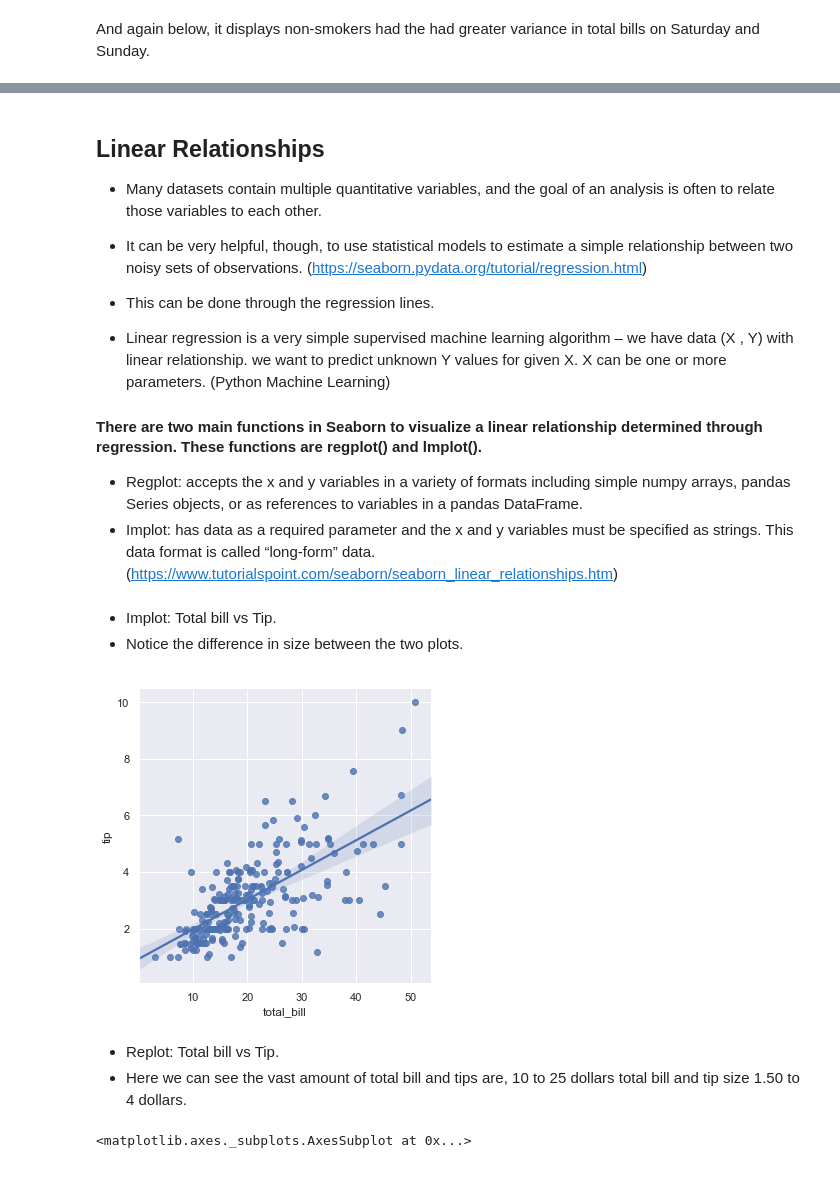
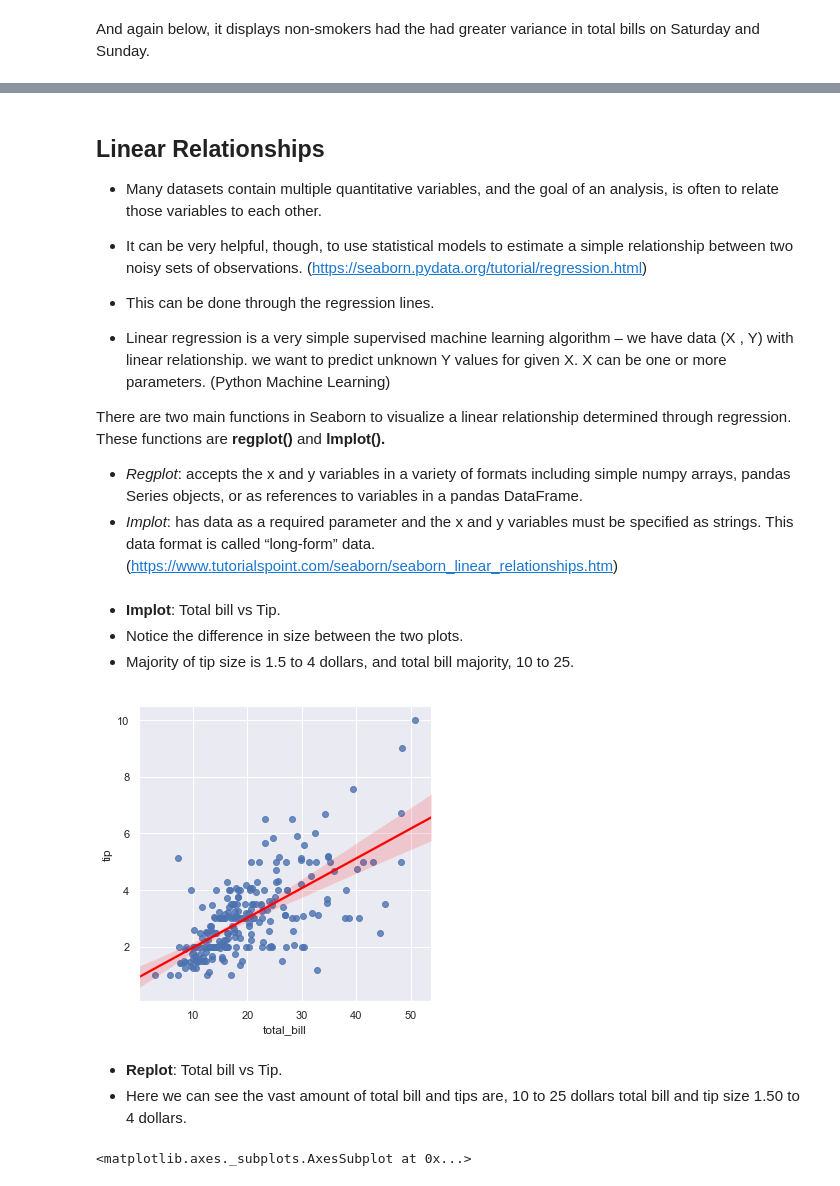
Before and after one commit to daithimarkham/Fund-Project-2019, a Jupyter notebook: The-Tips-Data-Set.ipynb, the cells around one changed output, grey strips where cells are left out. Cells and saved outputs as stored; diff of their text form; code cells hidden in the pictures.

Commit message:
Notebook updated, linear regression.

```diff
--- a/The-Tips-Data-Set.ipynb
+++ b/The-Tips-Data-Set.ipynb
@@ -565,12 +568,12 @@ sns.catplot(x="day", y="total_bill", hue="smoker", kind="box", data=tips);
 # %% [markdown]
 ## Linear Relationships
-- Many datasets contain multiple quantitative variables, and the goal of an analysis is often to relate those variables to each other.
+- Many datasets contain multiple quantitative variables, and the goal of an analysis, is often to relate those variables to each other.
 - It can be very helpful, though, to use statistical models to estimate a simple relationship between two noisy sets of observations. (https://seaborn.pydata.org/tutorial/regression.html)
 
 - This can be done through the regression lines.
 - Linear regression is a very simple supervised machine learning algorithm – we have data (X , Y) with linear relationship. we want to predict unknown Y values for given X. X can be one or more parameters. (Python Machine Learning)
 
-#### There are two main functions in Seaborn to visualize a linear relationship determined through regression. These functions are regplot() and lmplot().
-- Regplot: accepts the x and y variables in a variety of formats including simple numpy arrays, pandas Series objects, or as references to variables in a pandas DataFrame.
-- Implot: has data as a required parameter and the x and y variables must be specified as strings. This data format is called “long-form” data. (https://www.tutorialspoint.com/seaborn/seaborn_linear_relationships.htm)
+There are two main functions in Seaborn to visualize a linear relationship determined through regression. These functions are **regplot()** and **lmplot().**
+- *Regplot*: accepts the x and y variables in a variety of formats including simple numpy arrays, pandas Series objects, or as references to variables in a pandas DataFrame.
+- *Implot*: has data as a required parameter and the x and y variables must be specified as strings. This data format is called “long-form” data. (https://www.tutorialspoint.com/seaborn/seaborn_linear_relationships.htm)
 # %%
@@ -579,14 +582,15 @@ tips = sns.load_dataset("tips")
 # %% [markdown]
-- Implot: Total bill vs Tip.
+- **Implot**: Total bill vs Tip.
 - Notice the difference in size between the two plots.
+- Majority of tip size is 1.5 to 4 dollars, and total bill majority, 10 to 25.
 # %%
 # Implot, 2D scatterplot with an optional overlaid regression line. This is useful for comparing numeric variables.
-sns.lmplot(x ="total_bill", y = "tip", data = tips) # Sets values
-plt.show()
+sns.lmplot(x ="total_bill", y = "tip", line_kws={"color": "red"}, data = tips) # Sets values and line colour.
+plt.show() # Displays plot.
 # %% [output]
-[figure, old version]
+[figure, new version]
 # %% [markdown]
-- Replot: Total bill vs Tip.
+- **Replot**: Total bill vs Tip.
 - Here we can see the vast amount of total bill and tips are, 10 to 25 dollars total bill and tip size 1.50 to 4 dollars.
 # %%
 # Replot, plot data and a linear regression model fit.
```
Also changed, not shown: parts of 12 cells of this notebook.
